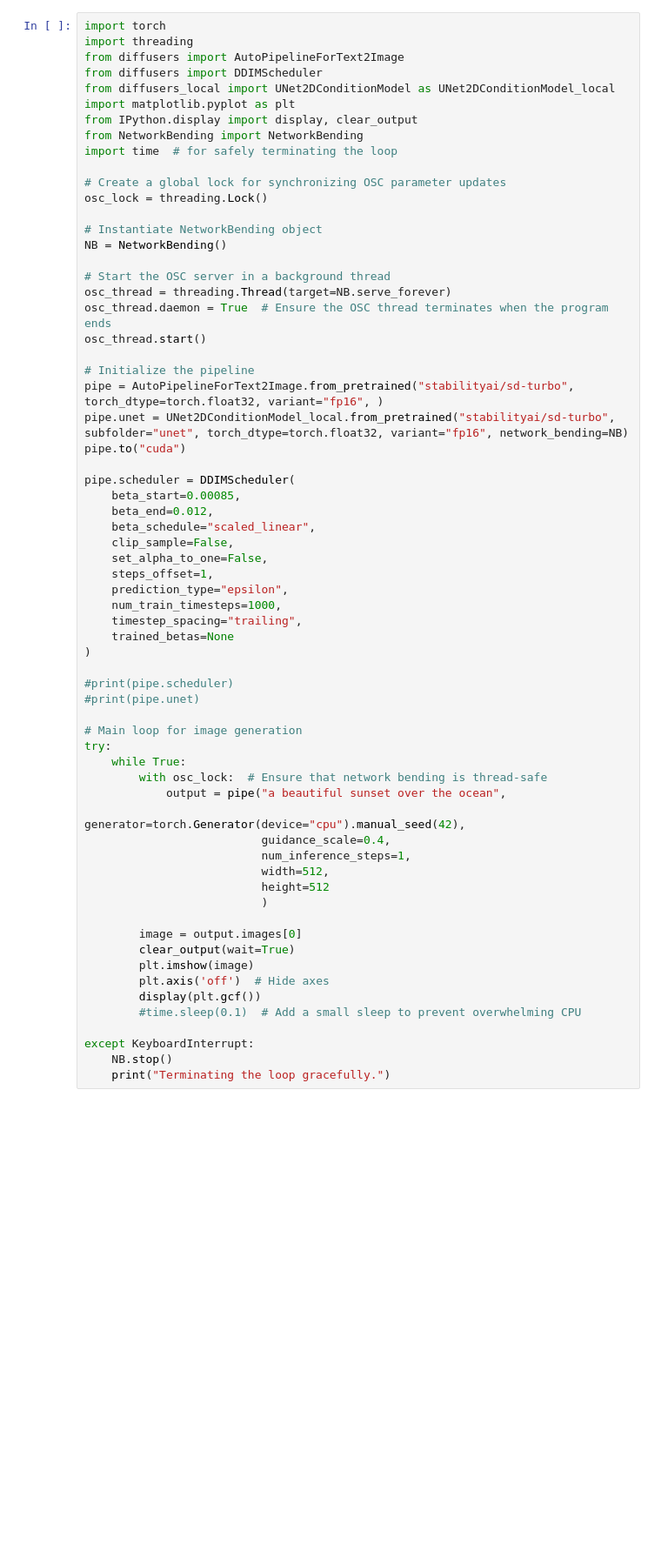
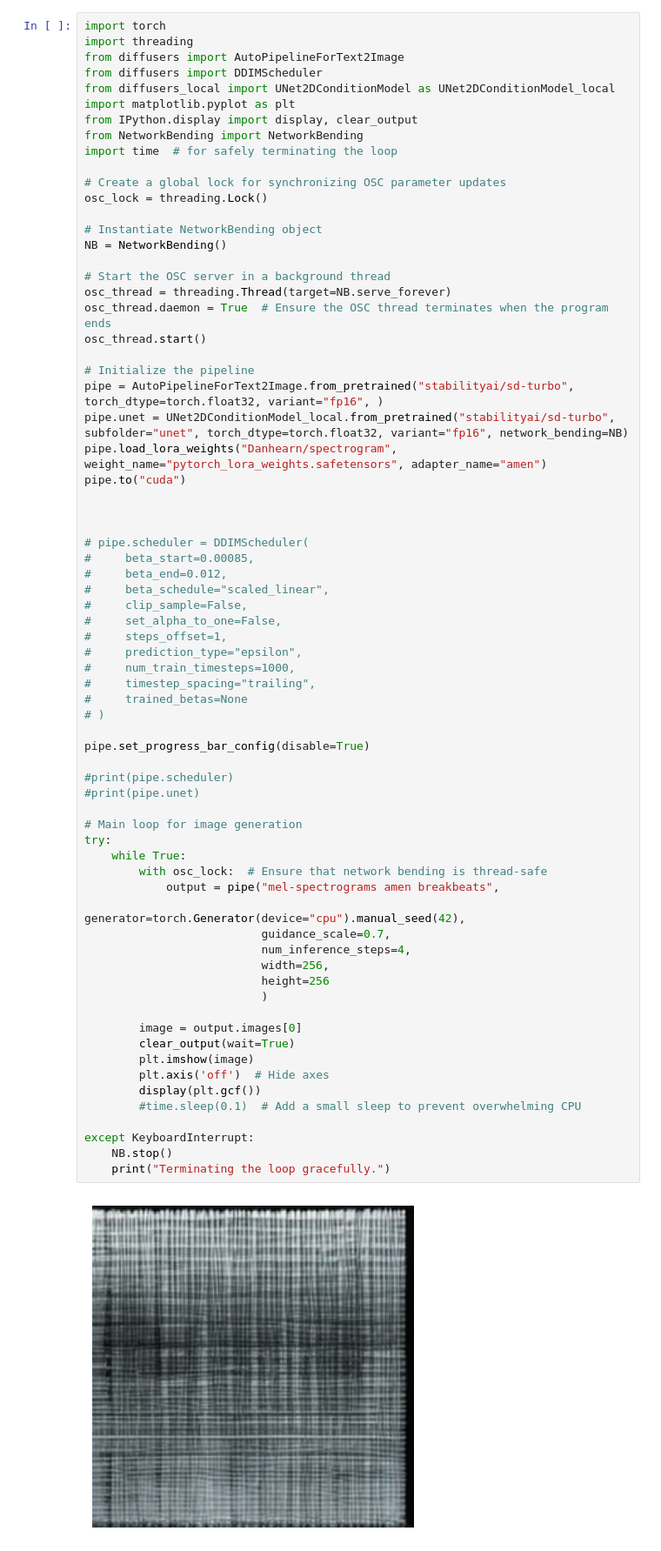
Before and after one commit to danhearn/diffusertrack, a Jupyter notebook: custom-unet.ipynb, the cells around one changed output. Shown at 87% size. Saved outputs shown, nothing was run; the diff lists cells and outputs as text; blank space fills up the shorter version.

```diff
--- a/custom-unet.ipynb
+++ b/custom-unet.ipynb
@@ -20,48 +20,54 @@ osc_thread = threading.Thread(target=NB.serve_forever)
 osc_thread.daemon = True  # Ensure the OSC thread terminates when the program ends
 osc_thread.start()
 
 # Initialize the pipeline
 pipe = AutoPipelineForText2Image.from_pretrained("stabilityai/sd-turbo", torch_dtype=torch.float32, variant="fp16", )
 pipe.unet = UNet2DConditionModel_local.from_pretrained("stabilityai/sd-turbo", subfolder="unet", torch_dtype=torch.float32, variant="fp16", network_bending=NB)
+pipe.load_lora_weights("Danhearn/spectrogram", weight_name="pytorch_lora_weights.safetensors", adapter_name="amen")
 pipe.to("cuda")
 
-pipe.scheduler = DDIMScheduler(
-    beta_start=0.00085,
-    beta_end=0.012,
-    beta_schedule="scaled_linear",
-    clip_sample=False,
-    set_alpha_to_one=False,
-    steps_offset=1,
-    prediction_type="epsilon",
-    num_train_timesteps=1000,
-    timestep_spacing="trailing",
-    trained_betas=None
-)
+
+
+# pipe.scheduler = DDIMScheduler(
+#     beta_start=0.00085,
+#     beta_end=0.012,
+#     beta_schedule="scaled_linear",
+#     clip_sample=False,
+#     set_alpha_to_one=False,
+#     steps_offset=1,
+#     prediction_type="epsilon",
+#     num_train_timesteps=1000,
+#     timestep_spacing="trailing",
+#     trained_betas=None
+# )
+
+pipe.set_progress_bar_config(disable=True)
 
 #print(pipe.scheduler)
 #print(pipe.unet)
 
 # Main loop for image generation
 try:
     while True:
         with osc_lock:  # Ensure that network bending is thread-safe
-            output = pipe("a beautiful sunset over the ocean",
+            output = pipe("mel-spectrograms amen breakbeats",
                           generator=torch.Generator(device="cpu").manual_seed(42),
-                          guidance_scale=0.4,
-                          num_inference_steps=1,
-                          width=512,
-                          height=512
+                          guidance_scale=0.7,
+                          num_inference_steps=4,
+                          width=256,
+                          height=256
                           )
 
         image = output.images[0]
         clear_output(wait=True)
         plt.imshow(image)
         plt.axis('off')  # Hide axes
         display(plt.gcf())
         #time.sleep(0.1)  # Add a small sleep to prevent overwhelming CPU
 
 except KeyboardInterrupt:
     NB.stop()
     print("Terminating the loop gracefully.")
 # %% [output]
+[figure, new version]
 Terminating the loop gracefully.
```
Also changed, not shown: parts of 1 cell of this notebook, 2 other files.
